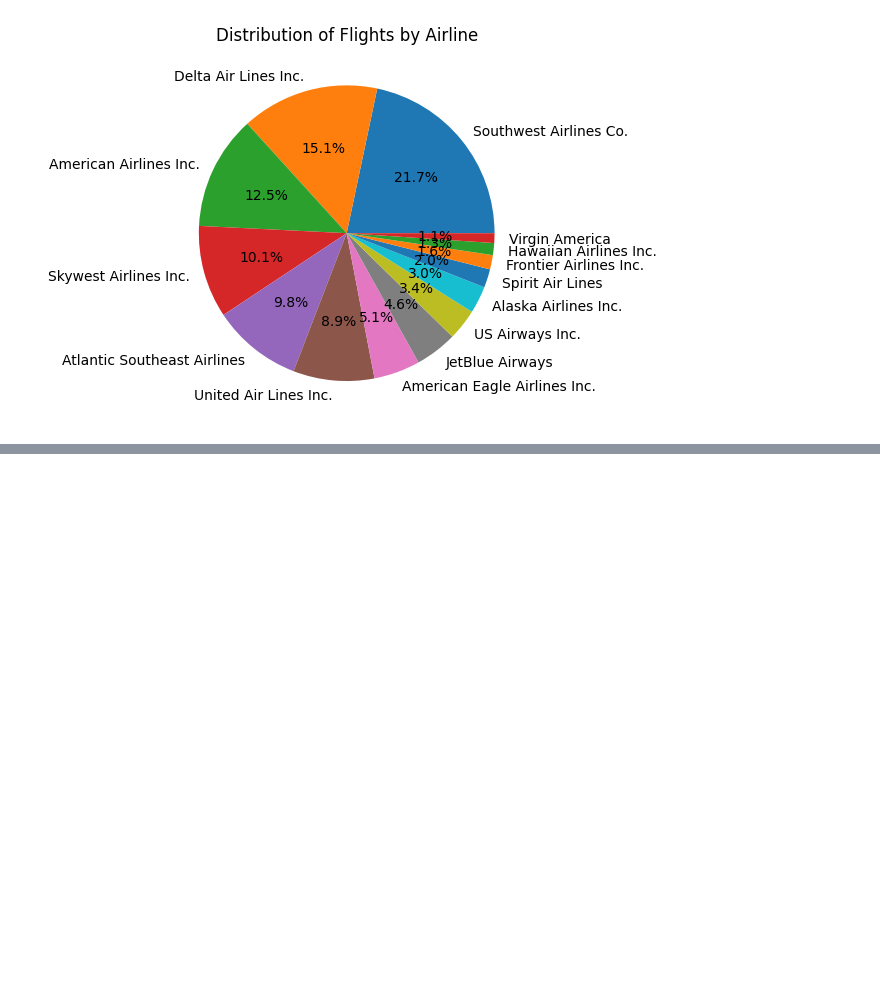
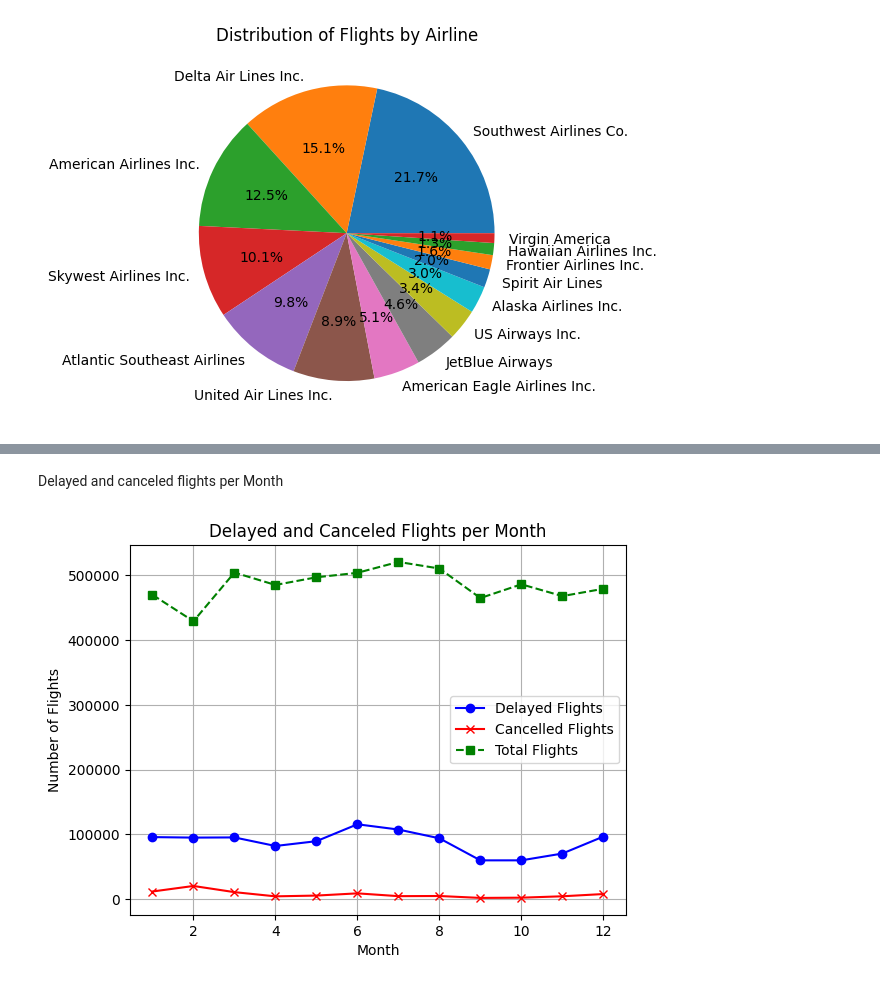
Before and after one commit to GuyPrach/2015-Flight-Delays-and-Cancellations-Analysis, a Jupyter notebook: main.ipynb, the cells around one changed output, grey strips where cells are left out. Cells and saved outputs as stored; diff of their text form; code cells hidden in the pictures; blank space fills up the shorter version.

```diff
--- a/main.ipynb
+++ b/main.ipynb
@@ -219,0 +296,32 @@ plt.show()
+# %% [markdown]
+Delayed and canceled flights per Month
+# %%
+# delayed flights
+x_delayed = delayed_flights['MONTH']
+y_delayed = delayed_flights['MONTH'].value_counts().sort_index()
+
+# canceled flights
+x_cancelled = cancelled_flights['MONTH']
+y_cancelled = cancelled_flights['MONTH'].value_counts().sort_index()
+
+# total flight in 2015
+y_total = df_flights['MONTH'].value_counts().sort_index()
+
+fig, ax = plt.subplots()
+
+# Plot the delayed, cancelled, and total flights
+ax.plot(y_delayed.index, y_delayed.values, label='Delayed Flights', color='blue', marker='o')
+ax.plot(y_cancelled.index, y_cancelled.values, label='Cancelled Flights', color='red', marker='x')
+ax.plot(y_total.index, y_total.values, label='Total Flights', color='green', marker='s', linestyle='--')
+
+# Add label and title
+ax.set(xlabel='Month', ylabel='Number of Flights', title='Delayed and Canceled Flights per Month')
+
+ax.grid()
+
+# Add a legend to differentiate the lines
+ax.legend()
+
+plt.show()
+# %% [output]
+[figure, added]
```
Also changed, not shown: parts of 9 cells of this notebook.
